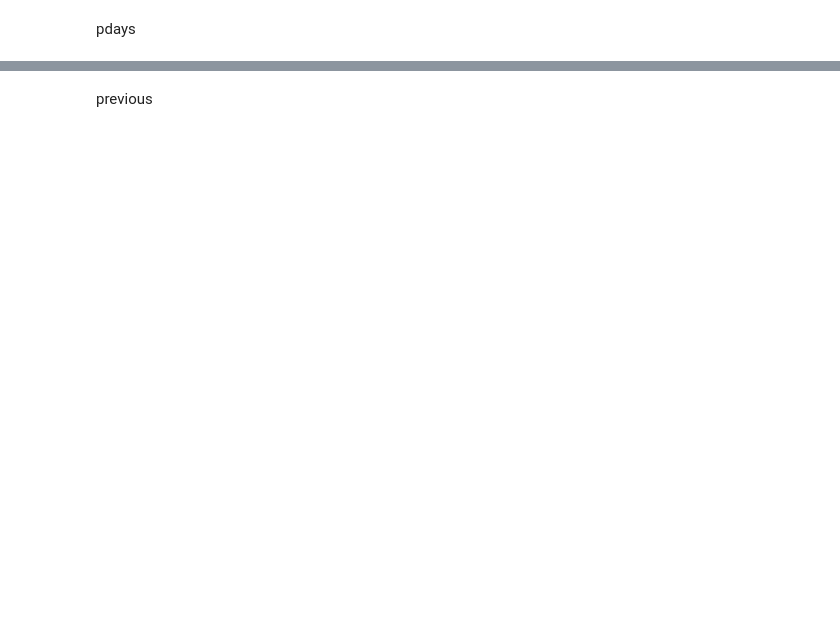
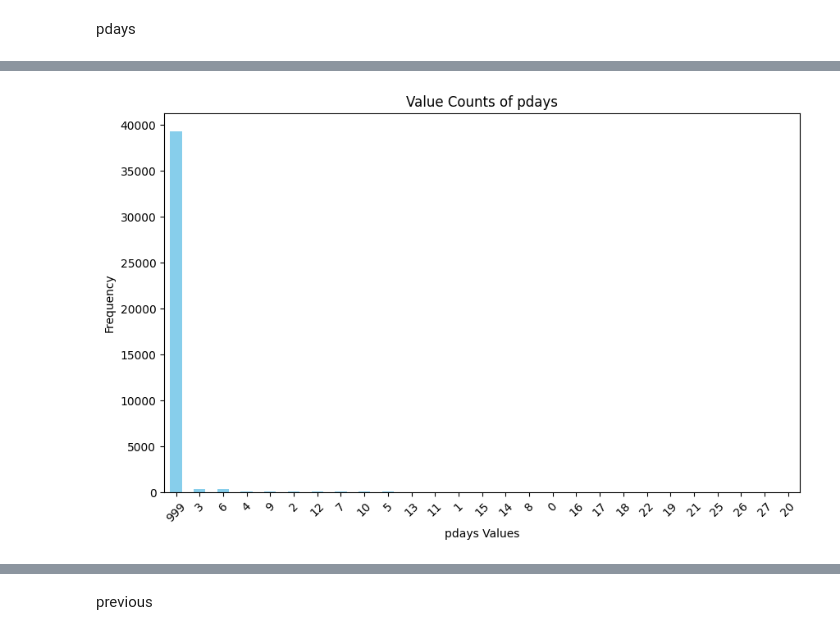
Before and after one commit to vihanga-induwara/CM2604-CW-Bank-Marketing, a Jupyter notebook: Bank Marketing.ipynb, the cells around one changed output, grey strips where cells are left out. Saved outputs shown, nothing was run; the diff lists cells and outputs as text; code cells hidden in the pictures; blank space fills up the shorter version.

```diff
--- a/Bank Marketing.ipynb
+++ b/Bank Marketing.ipynb
@@ -728,0 +741,9 @@ dtype: int64
+# %%
+from sklearn.preprocessing import MinMaxScaler
+
+# Reshape the data as it is a single column
+scaler = MinMaxScaler()
+data['duration'] = scaler.fit_transform(data[['duration']])
+
+# Check the result
+print(data[['duration']].head())
@@ -733,0 +782,9 @@ data["education"].value_counts()
+# %%
+from sklearn.preprocessing import MinMaxScaler
+
+# Reshape the data as it is a single column
+scaler = MinMaxScaler()
+data['campaign'] = scaler.fit_transform(data[['campaign']])
+
+# Check the result
+print(data[['campaign']].head())
@@ -738,0 +846,17 @@ data["education"].value_counts()
+# %%
+import matplotlib.pyplot as plt
+
+# Get the value counts of the 'pdays' column
+pdays_counts = data["pdays"].value_counts()
+
+# Plot the result
+pdays_counts.plot(kind='bar', figsize=(10,6), color='skyblue')
+
+# Adding labels and title
+plt.xlabel('pdays Values')
+plt.ylabel('Frequency')
+plt.title('Value Counts of pdays')
+plt.xticks(rotation=45)
+plt.show()
+# %% [output]
+[figure, added]
```
Also changed, not shown: parts of 50 cells of this notebook.
